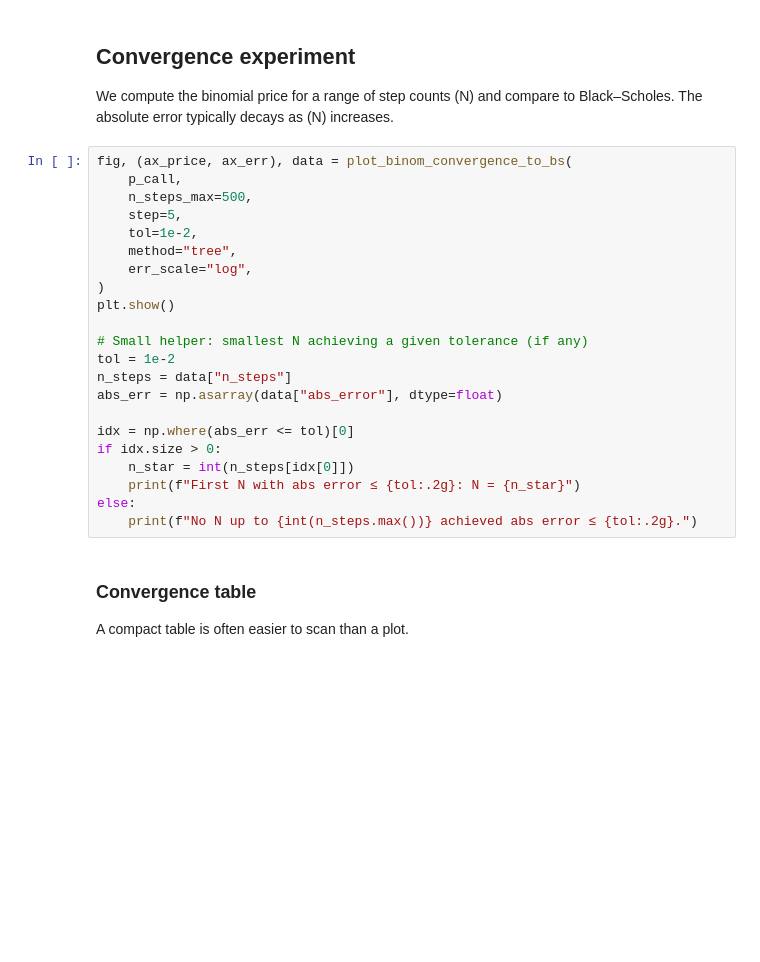
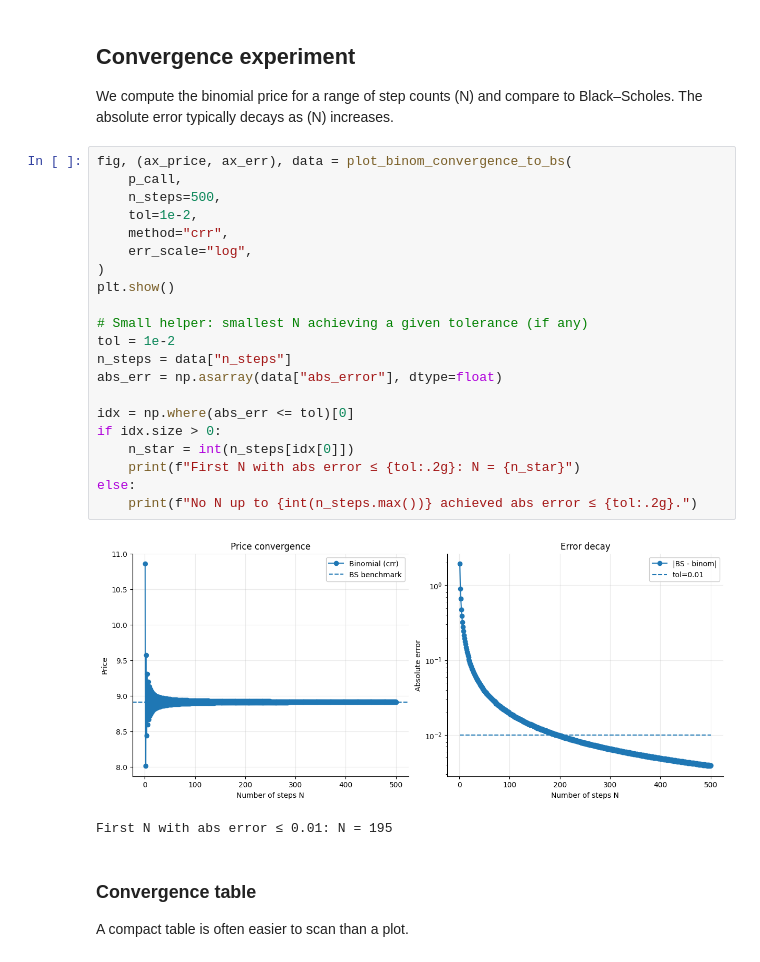
Before and after one commit to willemk-stack/option-pricing-library, a Jupyter notebook: demos/03_binomial_convergence.ipynb, the cells around one changed output. Cells and saved outputs as stored; diff of their text form; blank space fills up the shorter version.

```diff
--- a/demos/03_binomial_convergence.ipynb
+++ b/demos/03_binomial_convergence.ipynb
@@ -125,25 +84,27 @@ We compute the binomial price for a range of step counts \(N\) and compare to Bl
 # %%
 fig, (ax_price, ax_err), data = plot_binom_convergence_to_bs(
     p_call,
-    n_steps_max=500,
-    step=5,
+    n_steps=500,
     tol=1e-2,
-    method="tree",
+    method="crr",
     err_scale="log",
 )
 plt.show()
 
 # Small helper: smallest N achieving a given tolerance (if any)
 tol = 1e-2
 n_steps = data["n_steps"]
 abs_err = np.asarray(data["abs_error"], dtype=float)
 
 idx = np.where(abs_err <= tol)[0]
 if idx.size > 0:
     n_star = int(n_steps[idx[0]])
     print(f"First N with abs error ≤ {tol:.2g}: N = {n_star}")
 else:
     print(f"No N up to {int(n_steps.max())} achieved abs error ≤ {tol:.2g}.")
+# %% [output]
+[figure, added]
+First N with abs error ≤ 0.01: N = 195
 # %% [markdown]
 ### Convergence table
 
```
Also changed, not shown: parts of 6 cells of this notebook, 35 other files.
